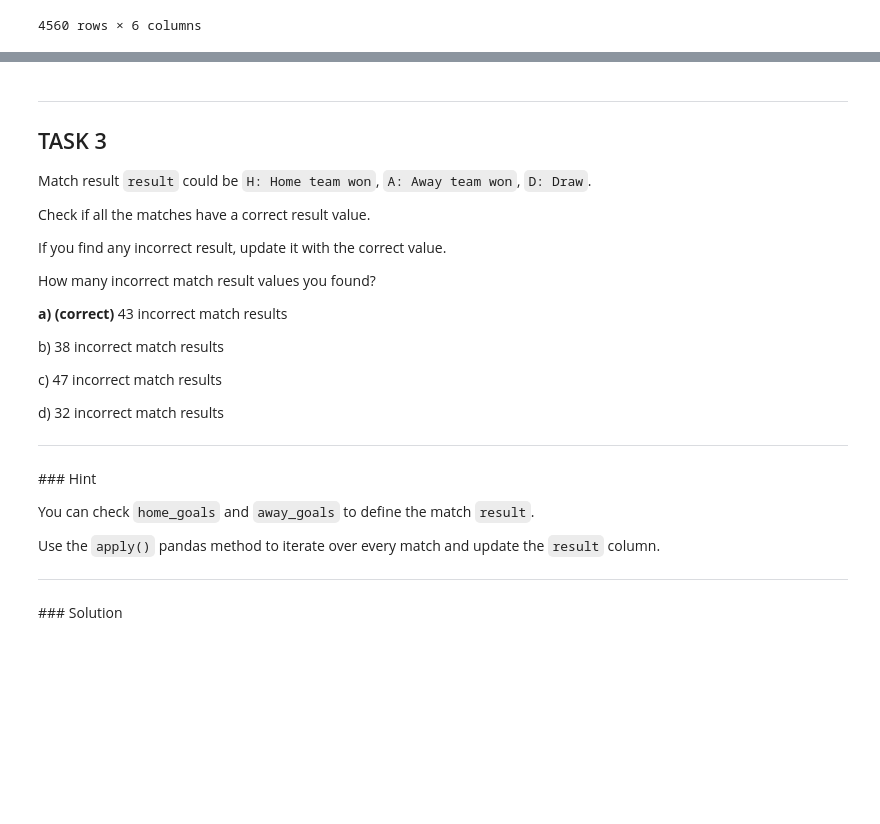
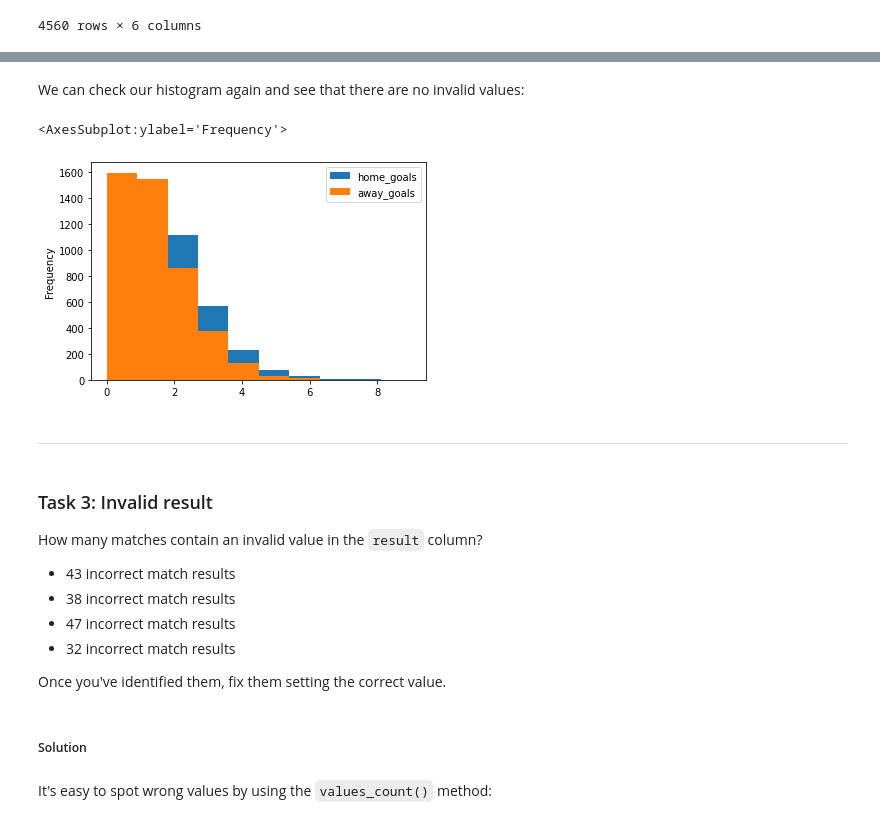
Before and after one commit to datawars-io/lab-premier-league-matches-analysis, a Jupyter notebook: Project.ipynb, the cells around one changed output, grey strips where cells are left out. Saved outputs shown, nothing was run; the diff lists cells and outputs as text; code cells hidden in the pictures; blank space fills up the shorter version.

```diff
--- a/Project.ipynb
+++ b/Project.ipynb
@@ -163,33 +158,27 @@ df = df.loc[df['away_goals'] >= 0]
-# %% [markdown]
----
-## TASK 3
-
-Match result `result` could be `H: Home team won`, `A: Away team won`, `D: Draw`.
-
-Check if all the matches have a correct result value.
-
-If you find any incorrect result, update it with the correct value.
-
-How many incorrect match result values you found?
-
-
-**a) (correct)** 43 incorrect match results
-
-b) 38 incorrect match results
-
-c) 47 incorrect match results
-
-d) 32 incorrect match results
-
----
-### Hint
-
-You can check `home_goals` and `away_goals` to define the match `result`.
-
-Use the `apply()` pandas method to iterate over every match and update the `result` column.
-
----
-### Solution
+# %% [markdown]
+We can check our histogram again and see that there are no invalid values:
+# %%
+df[['home_goals', 'away_goals']].plot(kind='hist')
+# %% [output]
+<AxesSubplot:ylabel='Frequency'>
+[figure, added]
+# %% [markdown]
+---
+# %% [markdown]
+### Task 3: Invalid result
+
+How many matches contain an invalid value in the `result` column?
+
+* 43 incorrect match results
+* 38 incorrect match results
+* 47 incorrect match results
+* 32 incorrect match results
+
+Once you've identified them, fix them setting the correct value.
+# %% [markdown]
+##### Solution
+# %% [markdown]
+It's easy to spot wrong values by using the `values_count()` method:
 # %%
 df['result'].value_counts()
 # %% [output]
```
Also changed, not shown: parts of 84 cells of this notebook.
